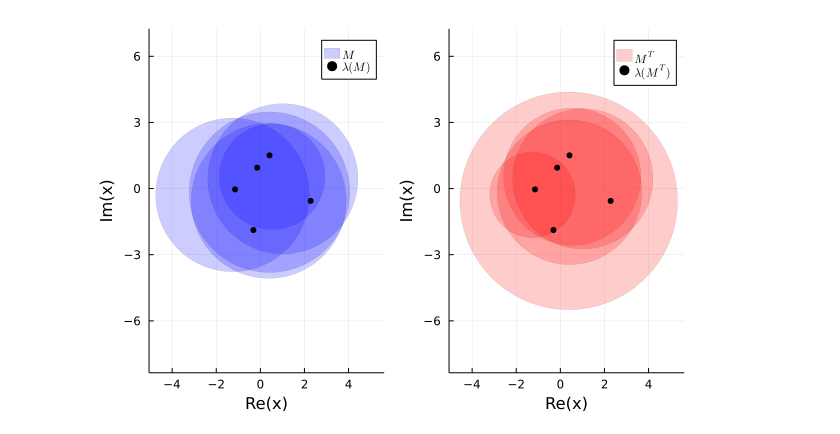
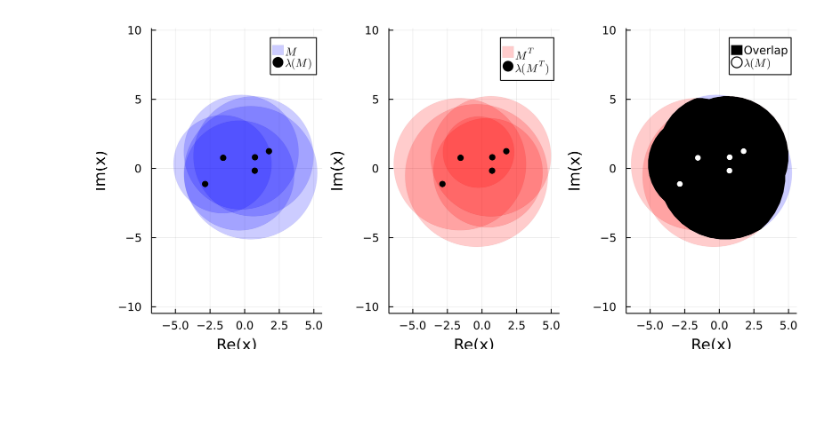
Before and after one commit to eigenvivek/Gershgorin.jl, a Jupyter notebook: notebooks/demo.ipynb, the cells around one changed output. Cells and saved outputs as stored; diff of their text form; code cells hidden in the pictures; blank space fills up the shorter version.

```diff
--- a/notebooks/demo.ipynb
+++ b/notebooks/demo.ipynb
@@ -6,16 +6,21 @@ using Gershgorin
 # %%
 # Make a random (5,5) real matrix
 M = randn(ComplexF32, 5, 5)
 
 gershgorin(M; c=:blue, label=L"$M$")  # Plot Gershgorin's discs
 λ = eigvals(M)
 p1 = plot!(λ, seriestype=[:scatter], c=:black, label=L"$\lambda(M)$")
 
 gershgorin(transpose(M); c=:red, label=L"$M^T$")  # Now do the same for the transpose
 λ = eigvals(transpose(M))
 p2 = plot!(λ, seriestype=[:scatter], c=:black, label=L"$\lambda(M^T)$")
 
-plot(p1, p2, link=:all) |> display
+gershgorin(M; c=:blue)
+gershgorin!(transpose(M); c=:red)
+overlap(M, transpose(M), c=:black, alpha=1)
+p3 = plot!(λ, seriestype=[:scatter], c=:white, label=L"$\lambda(M)$")
+
+plot(p1, p2, p3, link=:all, dpi=300, layout=(1,3), size=(750,350)) |> display
 savefig("demo.png")
 # %% [output]
-[figure, old version]
+[figure, new version]
```
Also changed, not shown: 2 other files.
